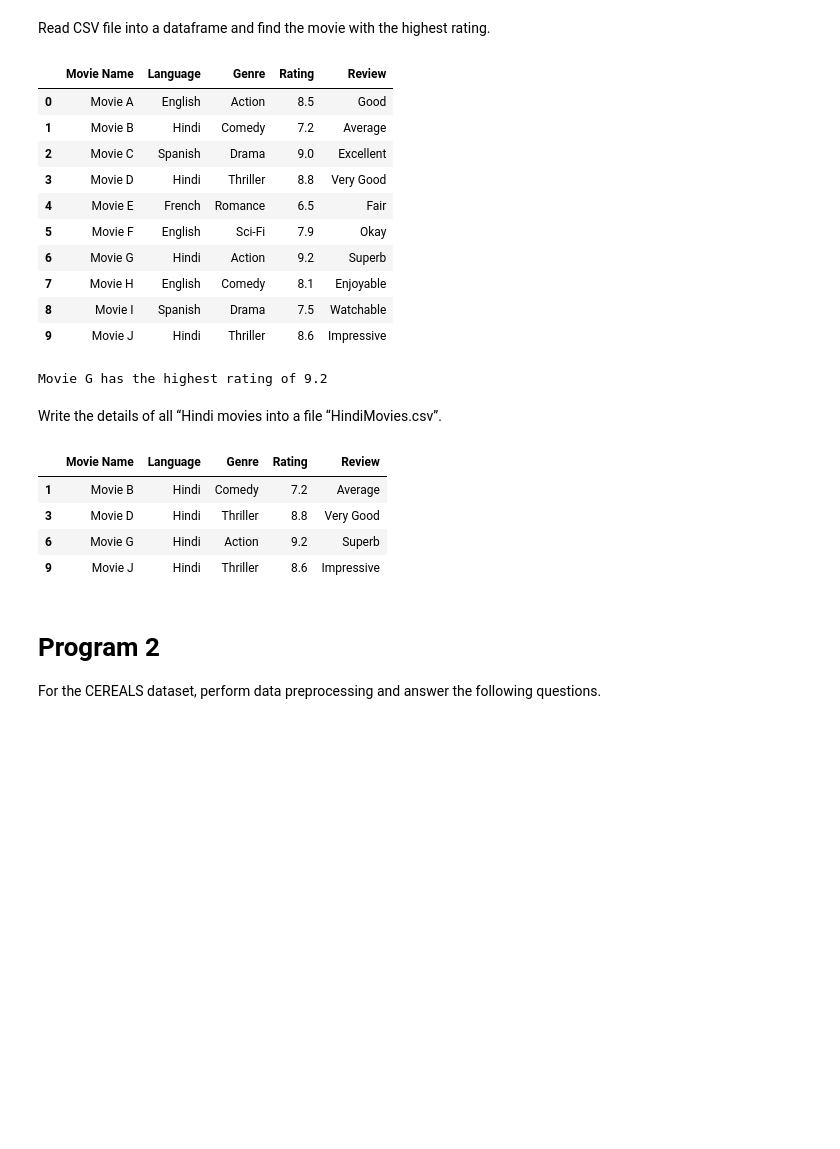
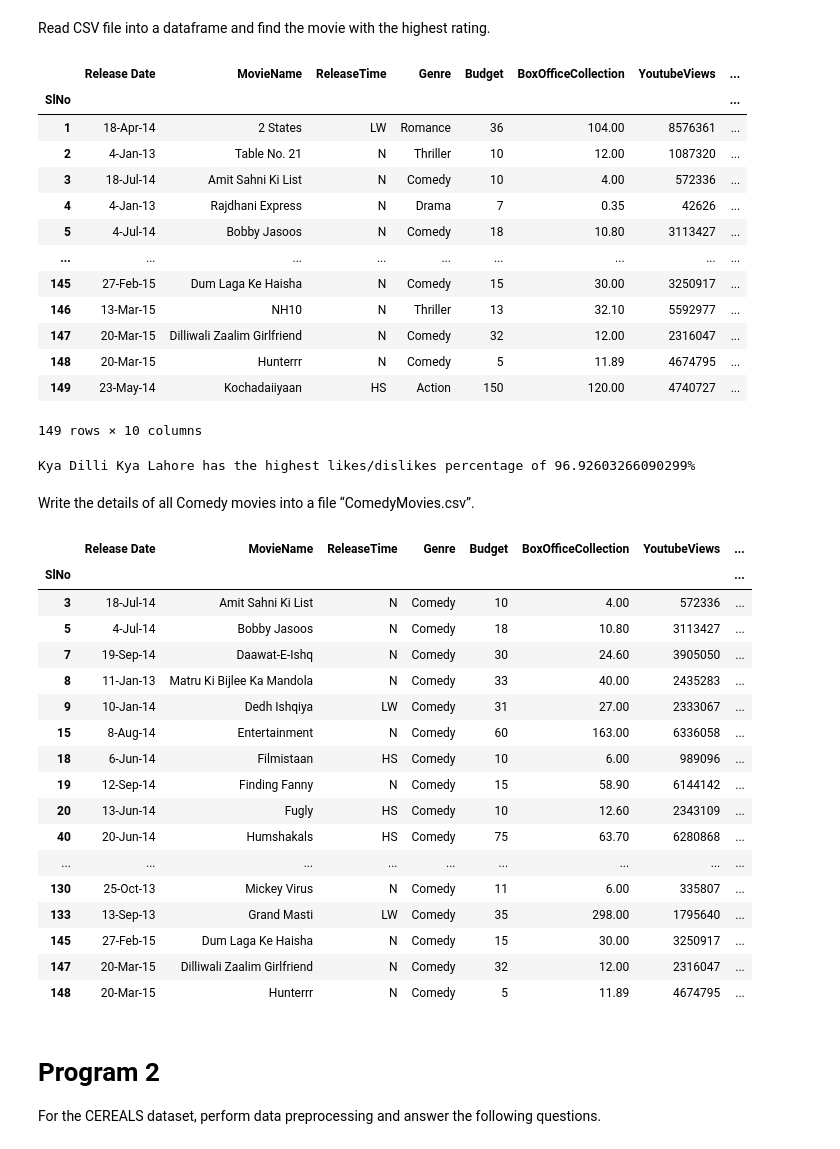
Before and after one commit to adarshinaganti/sem2, a Jupyter notebook: dav/Week5.ipynb, the cells around one changed output. Cells and saved outputs as stored; diff of their text form; code cells hidden in the pictures; blank space fills up the shorter version.

```diff
--- a/dav/Week5.ipynb
+++ b/dav/Week5.ipynb
@@ -13,33 +13,51 @@ Create a CSV file called “Movies.csv” with details of 10 movies - Movie Name
 # %% [markdown]
 Read CSV file into a dataframe and find the movie with the highest rating.
 # %%
-df = pd.DataFrame(pd.read_csv('Movies.csv'))
+df = pd.DataFrame(pd.read_csv('movies.csv'))
+df.set_index('SlNo', inplace=True)
+df['YoutubePercentage'] = (df['YoutubeLikes'] / (df['YoutubeLikes'] + df['YoutubeDislikes'])) * 100
 df
 # %% [output]
-|  | Movie Name | Language | Genre | Rating | Review |
-| 0 | Movie A | English | Action | 8.5 | Good |
-| 1 | Movie B | Hindi | Comedy | 7.2 | Average |
-| 2 | Movie C | Spanish | Drama | 9.0 | Excellent |
-| 3 | Movie D | Hindi | Thriller | 8.8 | Very Good |
-| 4 | Movie E | French | Romance | 6.5 | Fair |
-| 5 | Movie F | English | Sci-Fi | 7.9 | Okay |
-| 6 | Movie G | Hindi | Action | 9.2 | Superb |
-| 7 | Movie H | English | Comedy | 8.1 | Enjoyable |
-| 8 | Movie I | Spanish | Drama | 7.5 | Watchable |
-| 9 | Movie J | Hindi | Thriller | 8.6 | Impressive |
+|  | Release Date | MovieName | ReleaseTime | Genre | Budget | BoxOfficeCollection | YoutubeViews | ... |
+| SlNo |  |  |  |  |  |  |  | ... |
+| 1 | 18-Apr-14 | 2 States | LW | Romance | 36 | 104.00 | 8576361 | ... |
+| 2 | 4-Jan-13 | Table No. 21 | N | Thriller | 10 | 12.00 | 1087320 | ... |
+| 3 | 18-Jul-14 | Amit Sahni Ki List | N | Comedy | 10 | 4.00 | 572336 | ... |
+| 4 | 4-Jan-13 | Rajdhani Express | N | Drama | 7 | 0.35 | 42626 | ... |
+| 5 | 4-Jul-14 | Bobby Jasoos | N | Comedy | 18 | 10.80 | 3113427 | ... |
+| ... | ... | ... | ... | ... | ... | ... | ... | ... |
+| 145 | 27-Feb-15 | Dum Laga Ke Haisha | N | Comedy | 15 | 30.00 | 3250917 | ... |
+| 146 | 13-Mar-15 | NH10 | N | Thriller | 13 | 32.10 | 5592977 | ... |
+| 147 | 20-Mar-15 | Dilliwali Zaalim Girlfriend | N | Comedy | 32 | 12.00 | 2316047 | ... |
+| 148 | 20-Mar-15 | Hunterrr | N | Comedy | 5 | 11.89 | 4674795 | ... |
+| 149 | 23-May-14 | Kochadaiiyaan | HS | Action | 150 | 120.00 | 4740727 | ... |
+149 rows × 10 columns
 # %%
-print(f"{df.loc[df['Rating'].idxmax(), 'Movie Name']} has the highest rating of {np.max(df['Rating'])}")
+print(f"{df.loc[df['YoutubePercentage'].idxmax(), 'MovieName']} has the highest likes/dislikes percentage of {np.max(df['YoutubePercentage'])}%")
 # %% [output]
-Movie G has the highest rating of 9.2
+Kya Dilli Kya Lahore has the highest likes/dislikes percentage of 96.92603266090299%
 # %% [markdown]
-Write the details of all “Hindi movies into a file “HindiMovies.csv”.
+Write the details of all Comedy movies into a file “ComedyMovies.csv”.
 # %%
-df_hindi = df[df['Language'] == 'Hindi']
-df_hindi
+df_comedy = df[df['Genre'] == 'Comedy']
+df_comedy
 # %% [output]
-|  | Movie Name | Language | Genre | Rating | Review |
-| 1 | Movie B | Hindi | Comedy | 7.2 | Average |
-| 3 | Movie D | Hindi | Thriller | 8.8 | Very Good |
-| 6 | Movie G | Hindi | Action | 9.2 | Superb |
-| 9 | Movie J | Hindi | Thriller | 8.6 | Impressive |
+|  | Release Date | MovieName | ReleaseTime | Genre | Budget | BoxOfficeCollection | YoutubeViews | ... |
+| SlNo |  |  |  |  |  |  |  | ... |
+| 3 | 18-Jul-14 | Amit Sahni Ki List | N | Comedy | 10 | 4.00 | 572336 | ... |
+| 5 | 4-Jul-14 | Bobby Jasoos | N | Comedy | 18 | 10.80 | 3113427 | ... |
+| 7 | 19-Sep-14 | Daawat-E-Ishq | N | Comedy | 30 | 24.60 | 3905050 | ... |
+| 8 | 11-Jan-13 | Matru Ki Bijlee Ka Mandola | N | Comedy | 33 | 40.00 | 2435283 | ... |
+| 9 | 10-Jan-14 | Dedh Ishqiya | LW | Comedy | 31 | 27.00 | 2333067 | ... |
+| 15 | 8-Aug-14 | Entertainment | N | Comedy | 60 | 163.00 | 6336058 | ... |
+| 18 | 6-Jun-14 | Filmistaan | HS | Comedy | 10 | 6.00 | 989096 | ... |
+| 19 | 12-Sep-14 | Finding Fanny | N | Comedy | 15 | 58.90 | 6144142 | ... |
+| 20 | 13-Jun-14 | Fugly | HS | Comedy | 10 | 12.60 | 2343109 | ... |
+| 40 | 20-Jun-14 | Humshakals | HS | Comedy | 75 | 63.70 | 6280868 | ... |
+| ... | ... | ... | ... | ... | ... | ... | ... | ... |
+| 130 | 25-Oct-13 | Mickey Virus | N | Comedy | 11 | 6.00 | 335807 | ... |
+| 133 | 13-Sep-13 | Grand Masti | LW | Comedy | 35 | 298.00 | 1795640 | ... |
+| 145 | 27-Feb-15 | Dum Laga Ke Haisha | N | Comedy | 15 | 30.00 | 3250917 | ... |
+| 147 | 20-Mar-15 | Dilliwali Zaalim Girlfriend | N | Comedy | 32 | 12.00 | 2316047 | ... |
+| 148 | 20-Mar-15 | Hunterrr | N | Comedy | 5 | 11.89 | 4674795 | ... |
 # %%
```
Also changed, not shown: parts of 48 cells of this notebook, 16 other files.
